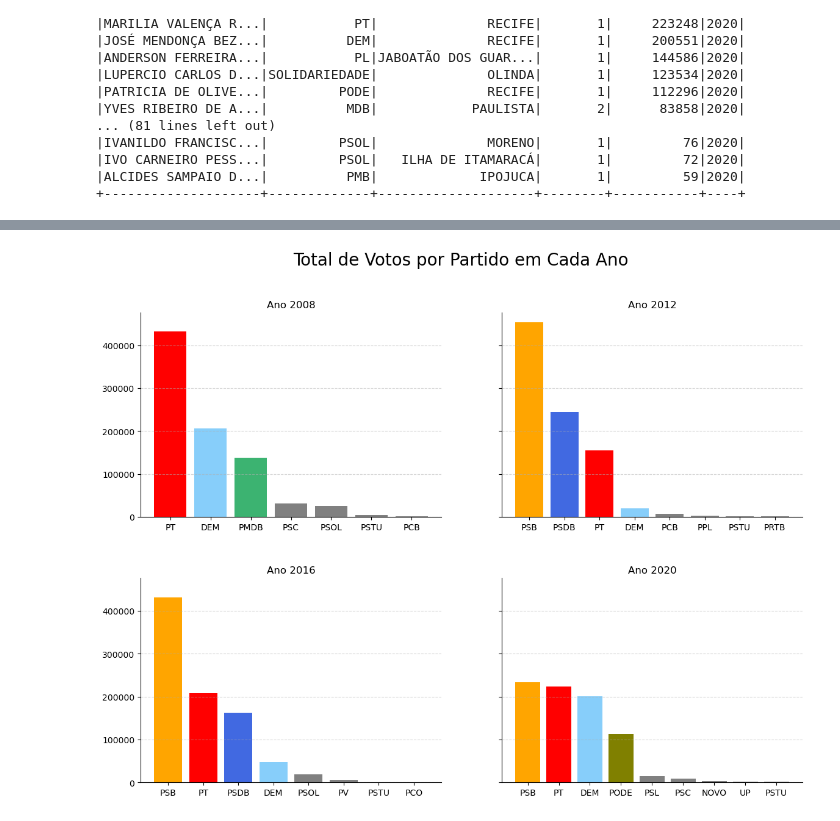
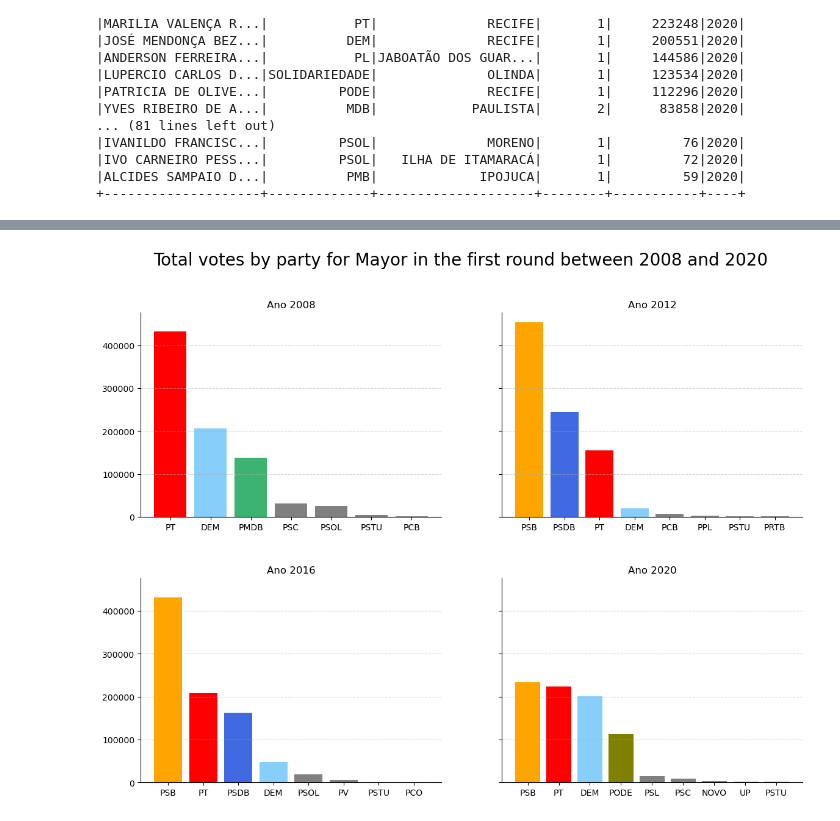
Before and after one commit to guilherme-pg/pe_analytics, a Jupyter notebook: notebooks_dev/RMR_ver_pref.ipynb, the cells around one changed output, grey strips where cells are left out. Drawn from its saved outputs; the diff is of its cells as text; code cells hidden in the pictures.

Commit message:
adjust images and add pizza chart

```diff
--- a/notebooks_dev/RMR_ver_pref.ipynb
+++ b/notebooks_dev/RMR_ver_pref.ipynb
@@ -497,7 +500,7 @@ nomes_partidos = {
 
 # Configurações para plotagem
 fig, axs = plt.subplots(2, 2, figsize=(14, 10), sharey=True, gridspec_kw={'hspace': 0.3})
-fig.suptitle('Total de Votos por Partido para Prefeito no primeiro turno entre 2008 e 2020', fontsize=20)
+fig.suptitle('Total votes by party for Mayor in the first round between 2008 and 2020', fontsize=20)
 
 # Iterando sobre os anos e plotando os gráficos de barra
 anos = [2008, 2012, 2016, 2020]
@@ -505,34 +508,32 @@ for i, ano in enumerate(anos):
     df_ano = df_recife_pref_t1_pd[df_recife_pref_t1_pd['ANO'] == ano]
     sg_partidos = df_ano['SG_PARTIDO']
     total_votos = df_ano['total_votos']
 
     # Verificar partidos com poucos votos
     votos_limite = 50  # Defina um limite para considerar como poucos votos
     df_ano.loc[df_ano['total_votos'] < votos_limite, 'SG_PARTIDO'] = 'Outros'
 
     # Configurando a posição do subplot
     ax = axs[i // 2, i % 2]
 
     # Plotando o gráfico de barra com cores personalizadas
     for partido in df_ano['SG_PARTIDO'].unique():
         dados_partido = df_ano[df_ano['SG_PARTIDO'] == partido]
         cor = colors.get(partido, 'gray')  # Cor genérica para partidos não mapeados
         nome_partido = nomes_partidos.get(partido, partido)  # Obtém o nome completo do partido
         ax.bar(nome_partido, dados_partido['total_votos'], color=cor, label=partido)
 
     # Adicionando título e rótulos
     ax.set_title(f'Ano {ano}')
 
     # Removendo as linhas da grade do topo e da direita
     ax.spines['top'].set_visible(False)
     ax.spines['right'].set_visible(False)
 
     ax.grid(axis='y', linestyle='--', alpha=0.5)
 
-# Ajustando o layout
 plt.tight_layout()
-
-# Exibindo o gráfico
+plt.savefig('../imagens/votes_party_mayor_first_round_2008_2020.png')
 plt.show()
 # %% [output]
-[figure, old version]
+[figure, new version]
```
Also changed, not shown: parts of 7 cells of this notebook, 6 other files.
